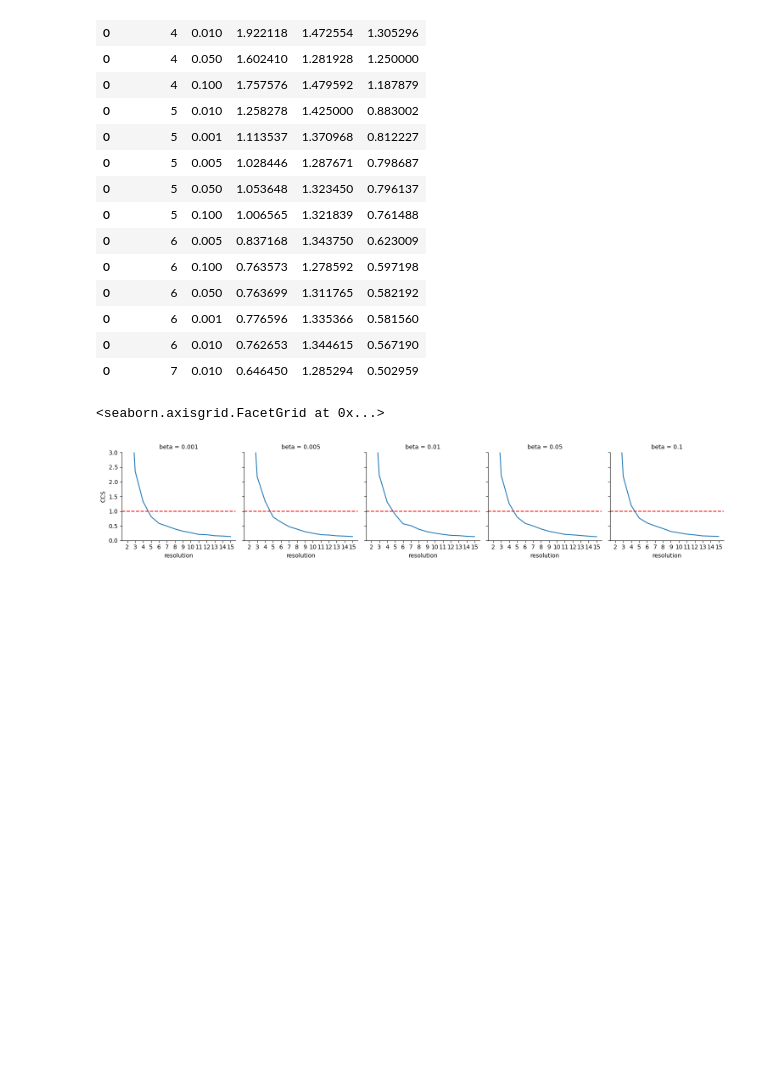
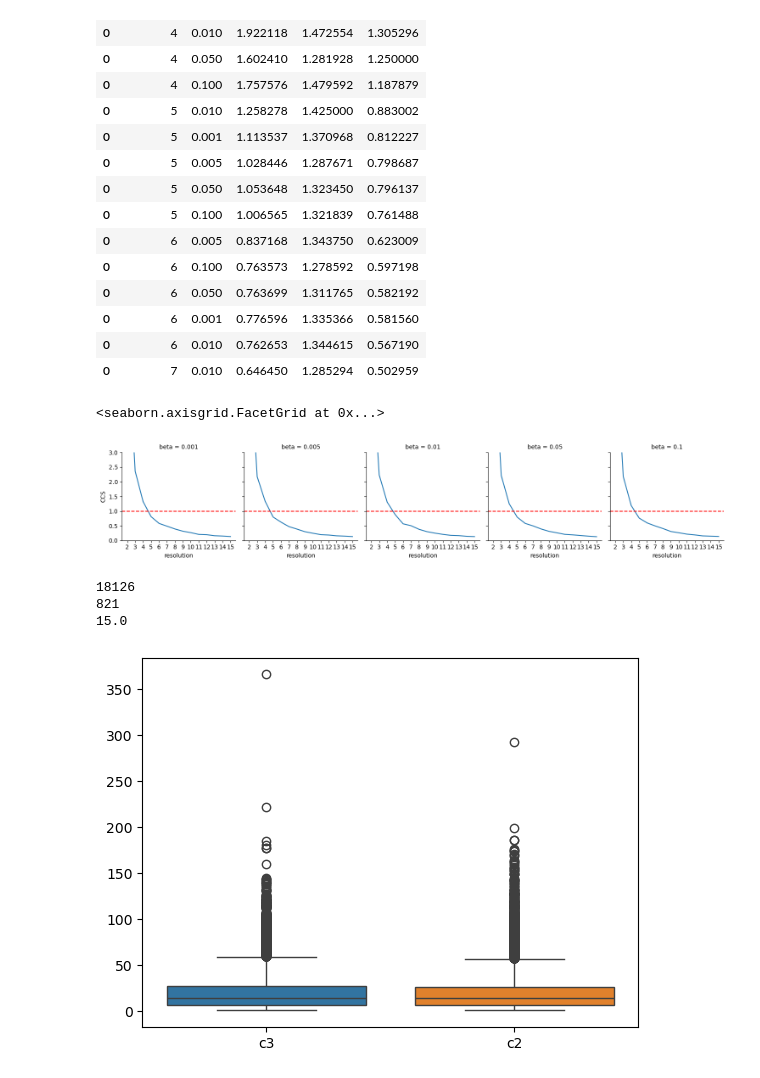
Before and after one commit to ViHoller/regulomeClustering, a Jupyter notebook: analyse_clusters.ipynb, the cells around one changed output. Saved outputs shown, nothing was run; the diff lists cells and outputs as text; code cells hidden in the pictures; blank space fills up the shorter version.

Commit message:
look at overlap of gene sets

```diff
--- a/analyse_clusters.ipynb
+++ b/analyse_clusters.ipynb
@@ -138,3 +138,29 @@ fig.refline(y=1, color='red')
 # %% [output]
 <seaborn.axisgrid.FacetGrid at 0x...>
 [figure]
+# %%
+msigdb_c2_cgp_dict = open_pickle('msigdb_c2_cgp_dict.pkl')
+msigdb_c3_tft_dict = open_pickle('msigdb_c3_tft_dict.pkl')
+# %%
+# investigate dataset overlap - number of times that each gene appears in all gene sets
+import matplotlib.pyplot as plt
+
+
+genes = pd.Series([str(gene) for gene_set in msigdb_c3_tft_dict.values() for gene in gene_set])
+gene_freqs = genes.value_counts(normalize=False)
+genes = pd.Series([str(gene) for gene_set in msigdb_c2_cgp_dict.values() for gene in gene_set])
+gene_freqs2 = genes.value_counts(normalize=False)
+
+
+
+fig = sns.boxplot(pd.DataFrame({'c3': gene_freqs, 'c2': gene_freqs2}))
+
+upper_c3 = gene_freqs.mean() + 2*gene_freqs.std()
+print(len(gene_freqs))
+print(len(gene_freqs.where(gene_freqs > upper_c3).dropna()))
+print(gene_freqs.median())
+# %% [output]
+18126
+821
+15.0
+[figure, added]
```
